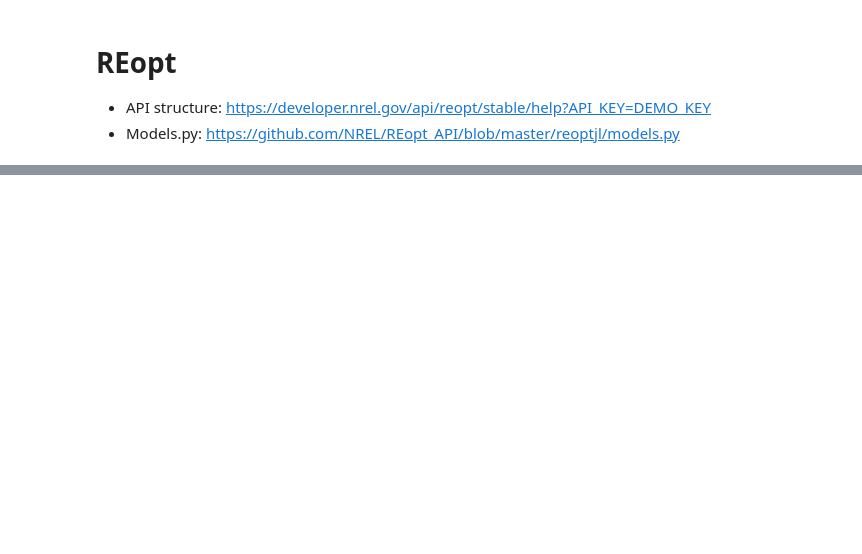
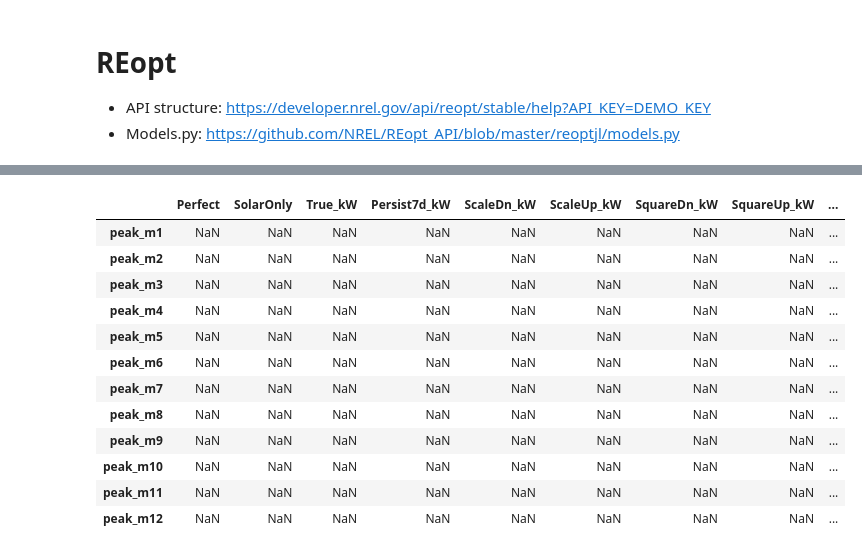
Before and after one commit to woodjmichael/Bifacial-solar-and-peakshaving, a Jupyter notebook: REopt.ipynb, the cells around one changed output, grey strips where cells are left out. Drawn from its saved outputs; the diff is of its cells as text; code cells hidden in the pictures; blank space fills up the shorter version.

```diff
--- a/REopt.ipynb
+++ b/REopt.ipynb
@@ -348,0 +169,9 @@ while True:
+# %%
+dispatch = dispatch_forecast.copy()
+
+dispatch['load_forecast'] = dispatch['load']
+dispatch['load'] = load.True_kW
+dispatch['grid'] = dispatch.load - dispatch.pv - dispatch.batt
+
+costs_actual = calc_retail_electric_cost(dispatch,tariff,cfg)
+costs_actual
@@ -348,0 +190,21 @@ while True:
+# %%
+monthly_peaks = calc_monthly_peaks2(dispatch.grid,peak_hours)
+if monthly_peaks is not None:
+    peak = monthly_peaks.iloc[month-1]['grid kw']
+    t_peak = monthly_peaks.iloc[month-1]['grid t']
+else:
+    peak = None
+    t_peak = None
+
+begin = t_peak - pd.Timedelta('1h')*36
+end = t_peak + pd.Timedelta('1h')*36
+
+f = plotly_stacked(dispatch.loc[f'2019-{month}'],#[begin:end],
+                    solar='pv',
+                    load='load',
+                    load_forecast='load_forecast',
+                    batt='batt',
+                    utility='grid',
+                    soc='soc',
+                    theme='plotly',
+                    title=f'{forecast} Forecast<br>Monthly Peak {peak} kW at {t_peak}')
@@ -348,0 +213,12 @@ while True:
+# %%
+load_at_peak = dispatch_perfect.loc[t_peak,'grid']
+
+f = plotly_stacked(dispatch_perfect.loc[f'2019-{month}'],#[begin:end],
+                    solar='pv',
+                    load='load',
+                    load_forecast='load_forecast',
+                    batt='batt',
+                    utility='grid',
+                    soc='soc',
+                    theme='plotly',
+                    title=f'Load {load_at_peak:.1f} kW at {t_peak}')
@@ -348,0 +346,16 @@ while True:
+# %%
+results[[f'peak_m{i}' for i in range(1,13)]].T
+# %% [output]
+|  | Perfect | SolarOnly | True_kW | Persist7d_kW | ScaleDn_kW | ScaleUp_kW | SquareDn_kW | SquareUp_kW | ... |
+| peak_m1 | NaN | NaN | NaN | NaN | NaN | NaN | NaN | NaN | ... |
+| peak_m2 | NaN | NaN | NaN | NaN | NaN | NaN | NaN | NaN | ... |
+| peak_m3 | NaN | NaN | NaN | NaN | NaN | NaN | NaN | NaN | ... |
+| peak_m4 | NaN | NaN | NaN | NaN | NaN | NaN | NaN | NaN | ... |
+| peak_m5 | NaN | NaN | NaN | NaN | NaN | NaN | NaN | NaN | ... |
+| peak_m6 | NaN | NaN | NaN | NaN | NaN | NaN | NaN | NaN | ... |
+| peak_m7 | NaN | NaN | NaN | NaN | NaN | NaN | NaN | NaN | ... |
+| peak_m8 | NaN | NaN | NaN | NaN | NaN | NaN | NaN | NaN | ... |
+| peak_m9 | NaN | NaN | NaN | NaN | NaN | NaN | NaN | NaN | ... |
+| peak_m10 | NaN | NaN | NaN | NaN | NaN | NaN | NaN | NaN | ... |
+| peak_m11 | NaN | NaN | NaN | NaN | NaN | NaN | NaN | NaN | ... |
+| peak_m12 | NaN | NaN | NaN | NaN | NaN | NaN | NaN | NaN | ... |
```
Also changed, not shown: parts of 43 cells of this notebook, 4 other files.
